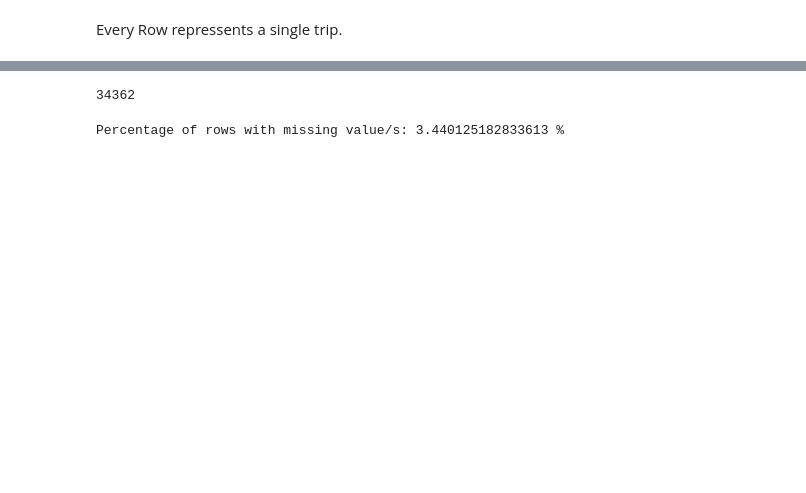
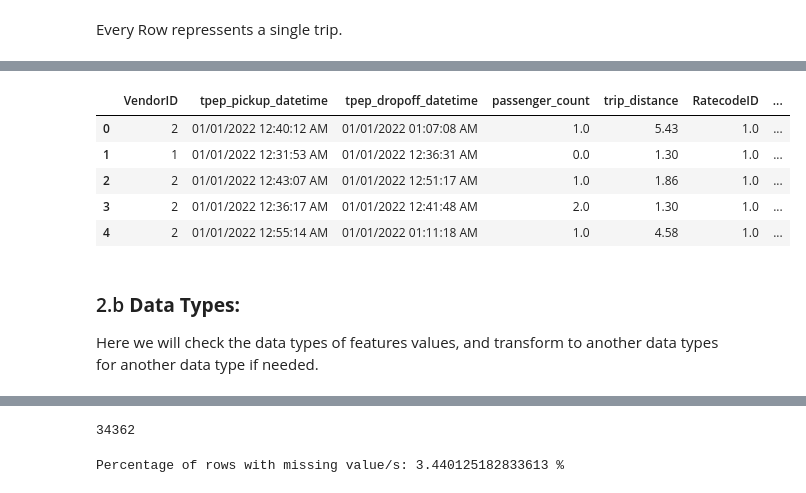
Before and after one commit to AbanoubYounan/Predict-Taxi-Fare-Before-Riding, a Jupyter notebook: Predict_NewYork_Yellow_Taxi_Fare.ipynb, the cells around one changed output, grey strips where cells are left out. Cells and saved outputs as stored; diff of their text form; code cells hidden in the pictures; blank space fills up the shorter version.

```diff
--- a/Predict_NewYork_Yellow_Taxi_Fare.ipynb
+++ b/Predict_NewYork_Yellow_Taxi_Fare.ipynb
@@ -87,0 +95,13 @@ Every Row repressents a single trip.
+# %%
+df0.drop(columns=["Unnamed: 0","extra", "mta_tax", "tip_amount", "tolls_amount", "improvement_surcharge", "total_amount", "congestion_surcharge"], axis=1, inplace= True)
+df0.head()
+# %% [output]
+|  | VendorID | tpep_pickup_datetime | tpep_dropoff_datetime | passenger_count | trip_distance | RatecodeID | ... |
+| 0 | 2 | 01/01/2022 12:40:12 AM | 01/01/2022 01:07:08 AM | 1.0 | 5.43 | 1.0 | ... |
+| 1 | 1 | 01/01/2022 12:31:53 AM | 01/01/2022 12:36:31 AM | 0.0 | 1.30 | 1.0 | ... |
+| 2 | 2 | 01/01/2022 12:43:07 AM | 01/01/2022 12:51:17 AM | 1.0 | 1.86 | 1.0 | ... |
+| 3 | 2 | 01/01/2022 12:36:17 AM | 01/01/2022 12:41:48 AM | 2.0 | 1.30 | 1.0 | ... |
+| 4 | 2 | 01/01/2022 12:55:14 AM | 01/01/2022 01:11:18 AM | 1.0 | 4.58 | 1.0 | ... |
+# %% [markdown]
+### 2.b <a id='types'></a> **Data Types:**
+Here we will check the data types of features values, and transform to another data types for another data type if needed.
```
Also changed, not shown: parts of 23 cells of this notebook.
